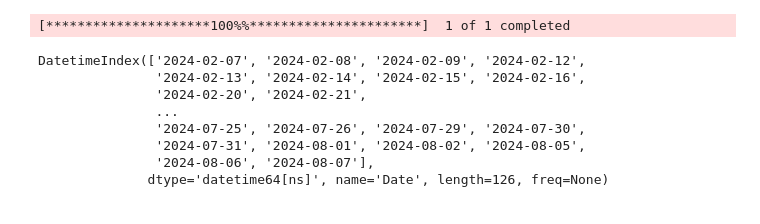
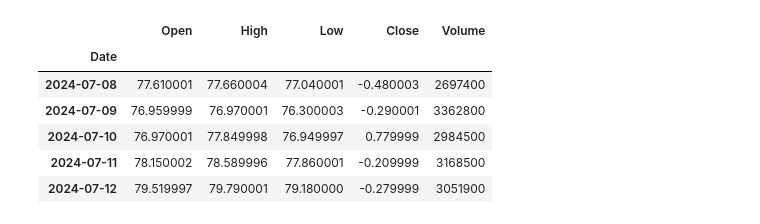
Before and after one commit to yohlimem/AI-Stonks, a Jupyter notebook: main.ipynb, the cells around one changed output. Saved outputs shown, nothing was run; the diff lists cells and outputs as text; code cells hidden in the pictures.

```diff
--- a/main.ipynb
+++ b/main.ipynb
@@ -100,13 +106,10 @@ Date
-# %%
-recent_data = yf.download("AZN", period="6mo", interval="1d")
-recent_data.index
-# %% [output]
-[*********************100%%**********************]  1 of 1 completed
-DatetimeIndex(['2024-02-07', '2024-02-08', '2024-02-09', '2024-02-12',
-               '2024-02-13', '2024-02-14', '2024-02-15', '2024-02-16',
-               '2024-02-20', '2024-02-21',
-               ...
-               '2024-07-25', '2024-07-26', '2024-07-29', '2024-07-30',
-               '2024-07-31', '2024-08-01', '2024-08-02', '2024-08-05',
-               '2024-08-06', '2024-08-07'],
-              dtype='datetime64[ns]', name='Date', length=126, freq=None)
+# %%
+recent_data.head()
+# %% [output]
+|  | Open | High | Low | Close | Volume |
+| Date |  |  |  |  |  |
+| 2024-07-08 | 77.610001 | 77.660004 | 77.040001 | -0.480003 | 2697400 |
+| 2024-07-09 | 76.959999 | 76.970001 | 76.300003 | -0.290001 | 3362800 |
+| 2024-07-10 | 76.970001 | 77.849998 | 76.949997 | 0.779999 | 2984500 |
+| 2024-07-11 | 78.150002 | 78.589996 | 77.860001 | -0.209999 | 3168500 |
+| 2024-07-12 | 79.519997 | 79.790001 | 79.180000 | -0.279999 | 3051900 |
```
Also changed, not shown: parts of 5 cells of this notebook.
